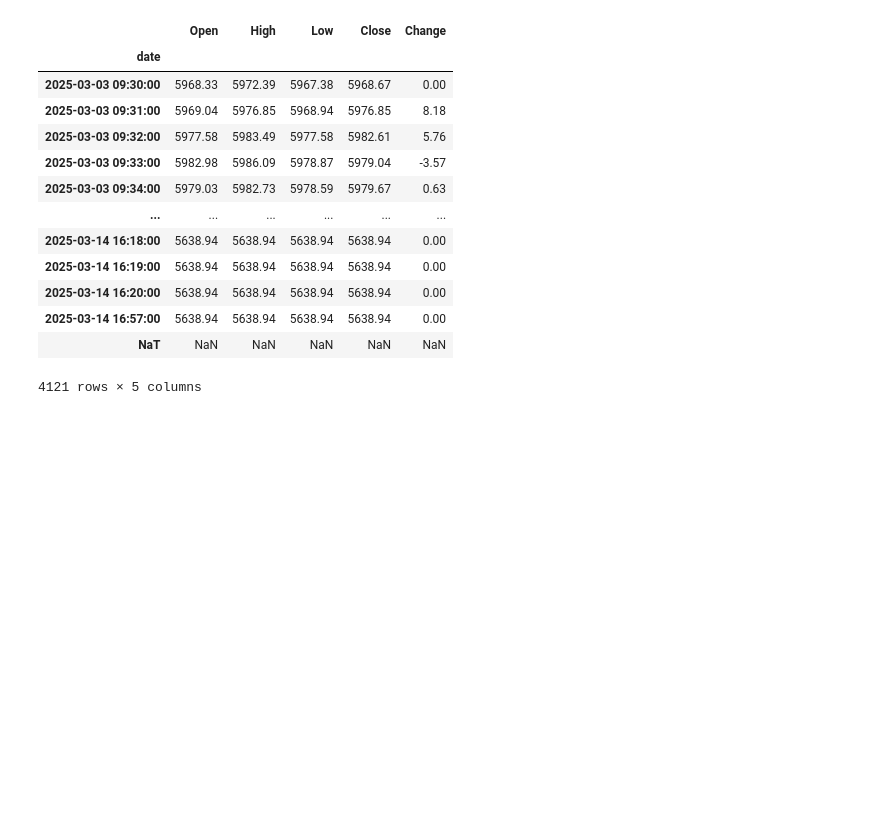
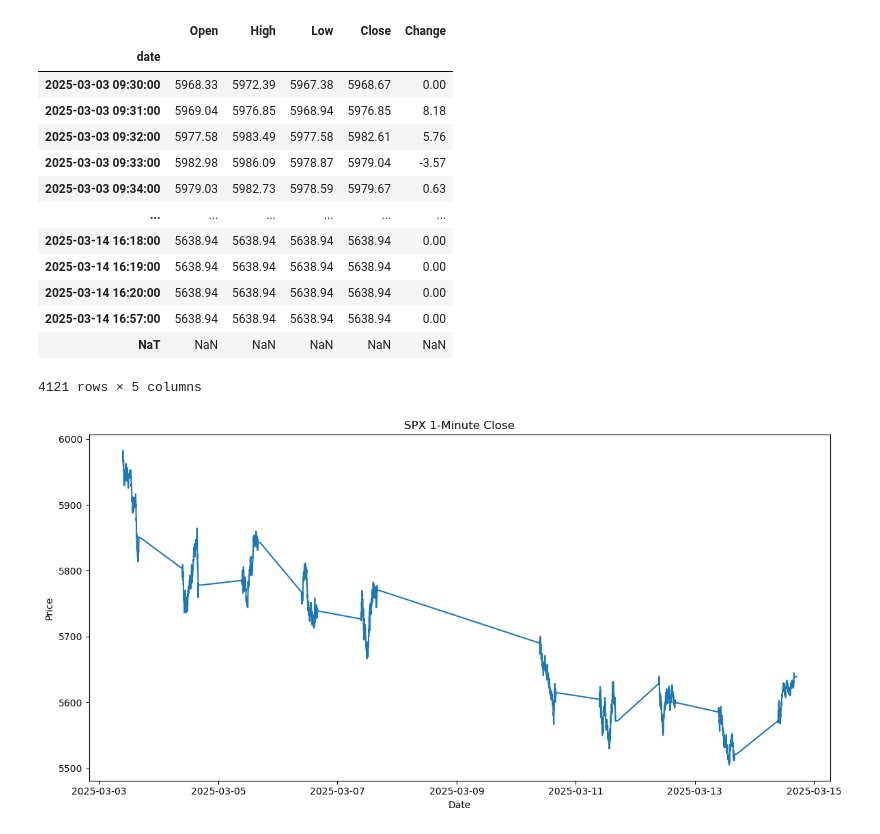
Before and after one commit to Kevin-finance/futures_basis, a Jupyter notebook: src/SPX_processing.ipynb, the cells around one changed output. Saved outputs shown, nothing was run; the diff lists cells and outputs as text; code cells hidden in the pictures; blank space fills up the shorter version.

Commit message:
SPX 1m data

```diff
--- a/src/SPX_processing.ipynb
+++ b/src/SPX_processing.ipynb
@@ -50,3 +50,15 @@ spx_df
 | 2025-03-14 16:57:00 | 5638.94 | 5638.94 | 5638.94 | 5638.94 | 0.00 |
 | NaT | NaN | NaN | NaN | NaN | NaN |
 4121 rows × 5 columns
+# %%
+import seaborn as sns
+import matplotlib.pyplot as plt
+plt.figure(figsize=(12, 6))
+sns.lineplot(x=spx_df.index, y='Close', data=spx_df)
+plt.title('SPX 1-Minute Close')
+plt.xlabel('Date')
+plt.ylabel('Price')
+plt.tight_layout()
+plt.show()
+# %% [output]
+[figure, added]
```
